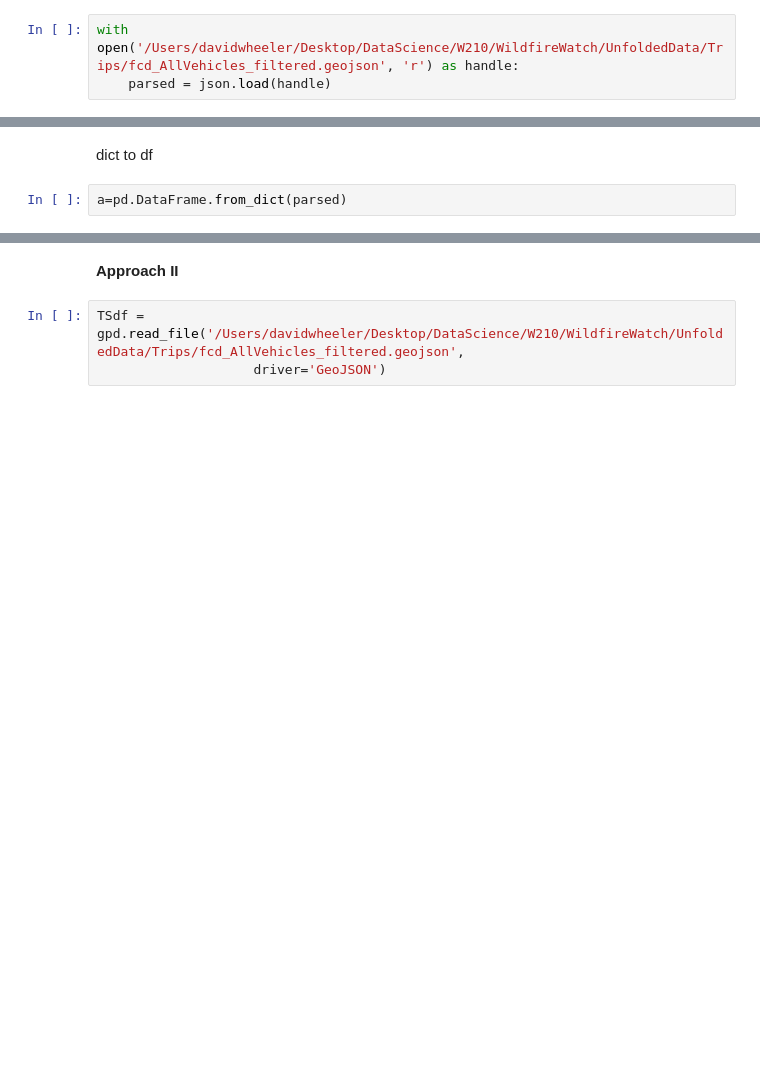
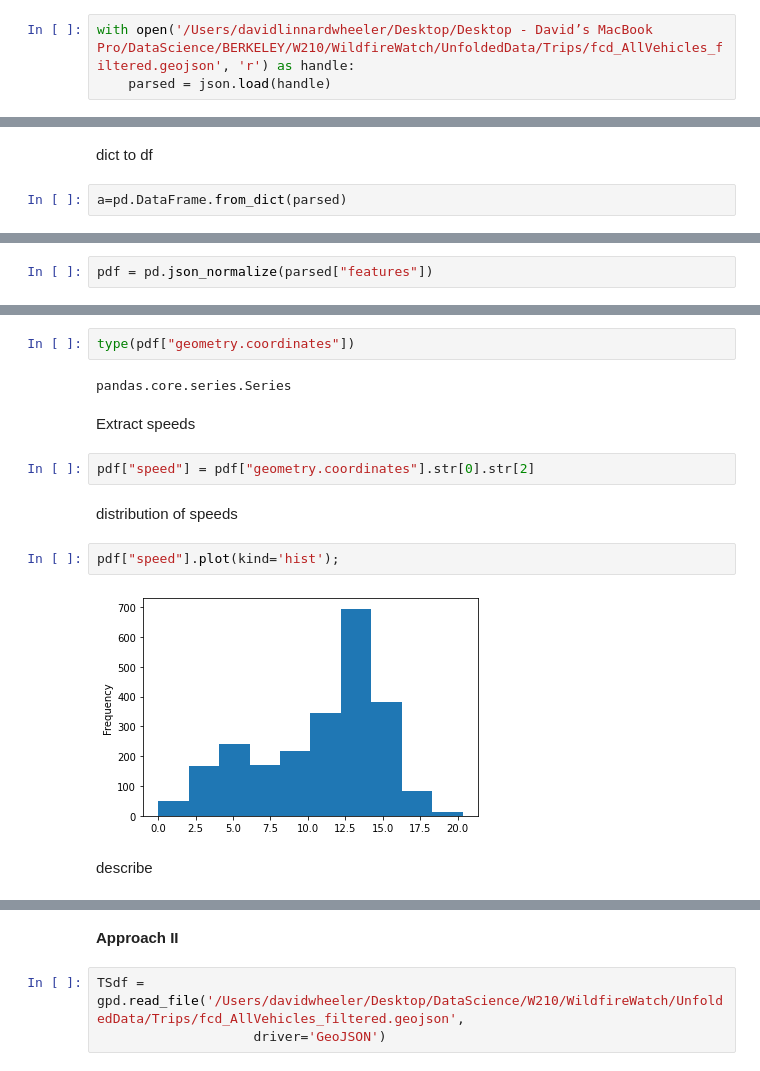
Before and after one commit to d-linnard/CitywideWildfireEvacuationTool, a Jupyter notebook: OSMnx/OSMnx.ipynb, the cells around one changed output, grey strips where cells are left out. Cells and saved outputs as stored; diff of their text form; blank space fills up the shorter version.

```diff
--- a/OSMnx/OSMnx.ipynb
+++ b/OSMnx/OSMnx.ipynb
@@ -1317,7 +1317,7 @@ os.getcwd()
 # %% [output]
 '/Users/davidwheeler/Desktop/DataScience/W210/WildfireWatch/OSMnx'
 # %%
-with open('/Users/davidwheeler/Desktop/DataScience/W210/WildfireWatch/UnfoldedData/Trips/fcd_AllVehicles_filtered.geojson', 'r') as handle:
+with open('/Users/davidlinnardwheeler/Desktop/Desktop - David’s MacBook Pro/DataScience/BERKELEY/W210/WildfireWatch/UnfoldedData/Trips/fcd_AllVehicles_filtered.geojson', 'r') as handle:
     parsed = json.load(handle)
 # %%
 type(parsed)
@@ -1336,0 +1348,2 @@ pd.DataFrame.from_dict(a.features[0])
+# %%
+pdf = pd.json_normalize(parsed["features"])
@@ -1336,0 +1366,16 @@ pd.DataFrame.from_dict(a.features[0])
+# %%
+type(pdf["geometry.coordinates"])
+# %% [output]
+pandas.core.series.Series
+# %% [markdown]
+Extract speeds
+# %%
+pdf["speed"] = pdf["geometry.coordinates"].str[0].str[2]
+# %% [markdown]
+distribution of speeds
+# %%
+pdf["speed"].plot(kind='hist');
+# %% [output]
+[figure, added]
+# %% [markdown]
+describe
```
Also changed, not shown: parts of 14 cells of this notebook, 1 other file.
